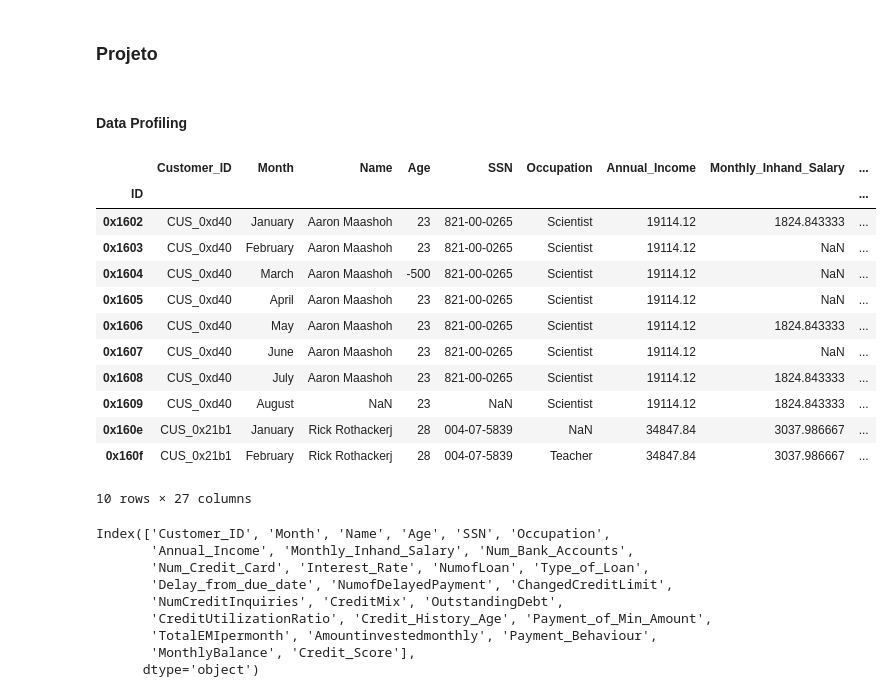
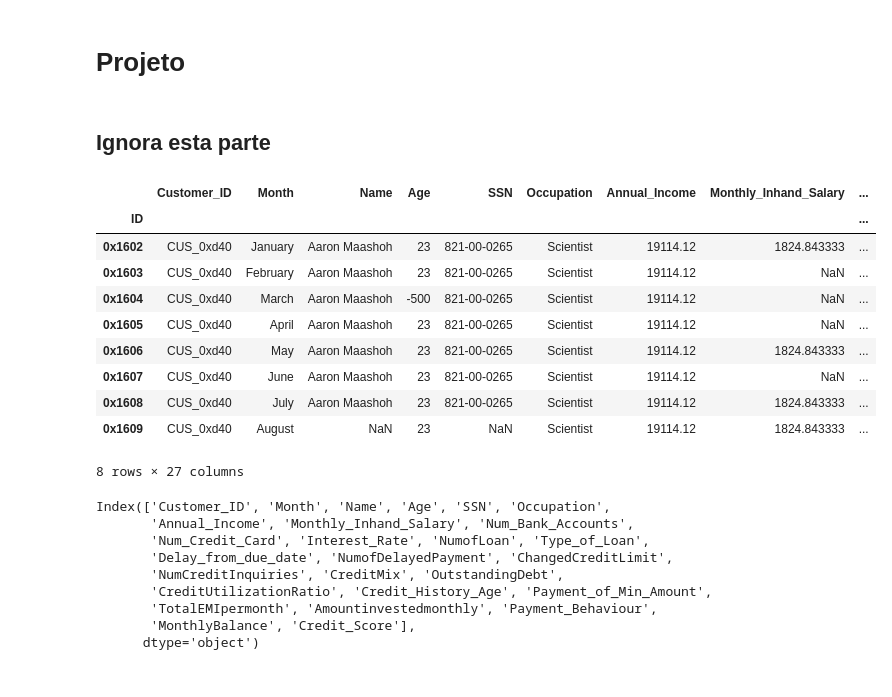
Before and after one commit to franciscoAbreuTecnico/Data-Science-IST, a Jupyter notebook: dataset_services/classification_dataset_2.ipynb, the cells around one changed output. Cells and saved outputs as stored; diff of their text form; code cells hidden in the pictures.

```diff
--- a/dataset_services/classification_dataset_2.ipynb
+++ b/dataset_services/classification_dataset_2.ipynb
@@ -1,26 +1,24 @@
 # %% [markdown]
-### Projeto
+# Projeto
 # %%
 import pandas as pd
-# %% [markdown]
-#### Data Profiling
+# %% [markdown]
+## Ignora esta parte
 # %%
-dataset = pd.read_csv('class_credit_score.csv', index_col='ID', sep=',', decimal='.')
-dataset.head(10)
+dataset = pd.read_csv('class_credit_score.csv', index_col='ID', sep=',', decimal='.', na_values='')
+dataset.head(8)
 # %% [output]
 |  | Customer_ID | Month | Name | Age | SSN | Occupation | Annual_Income | Monthly_Inhand_Salary | ... |
 | ID |  |  |  |  |  |  |  |  | ... |
 | 0x1602 | CUS_0xd40 | January | Aaron Maashoh | 23 | 821-00-0265 | Scientist | 19114.12 | 1824.843333 | ... |
 | 0x1603 | CUS_0xd40 | February | Aaron Maashoh | 23 | 821-00-0265 | Scientist | 19114.12 | NaN | ... |
 | 0x1604 | CUS_0xd40 | March | Aaron Maashoh | -500 | 821-00-0265 | Scientist | 19114.12 | NaN | ... |
 | 0x1605 | CUS_0xd40 | April | Aaron Maashoh | 23 | 821-00-0265 | Scientist | 19114.12 | NaN | ... |
 | 0x1606 | CUS_0xd40 | May | Aaron Maashoh | 23 | 821-00-0265 | Scientist | 19114.12 | 1824.843333 | ... |
 | 0x1607 | CUS_0xd40 | June | Aaron Maashoh | 23 | 821-00-0265 | Scientist | 19114.12 | NaN | ... |
 | 0x1608 | CUS_0xd40 | July | Aaron Maashoh | 23 | 821-00-0265 | Scientist | 19114.12 | 1824.843333 | ... |
 | 0x1609 | CUS_0xd40 | August | NaN | 23 | NaN | Scientist | 19114.12 | 1824.843333 | ... |
-| 0x160e | CUS_0x21b1 | January | Rick Rothackerj | 28 | 004-07-5839 | NaN | 34847.84 | 3037.986667 | ... |
-| 0x160f | CUS_0x21b1 | February | Rick Rothackerj | 28 | 004-07-5839 | Teacher | 34847.84 | 3037.986667 | ... |
-10 rows × 27 columns
+8 rows × 27 columns
 # %%
 dataset.columns
 # %% [output]
```
Also changed, not shown: parts of 18 cells of this notebook, 7 other files.
